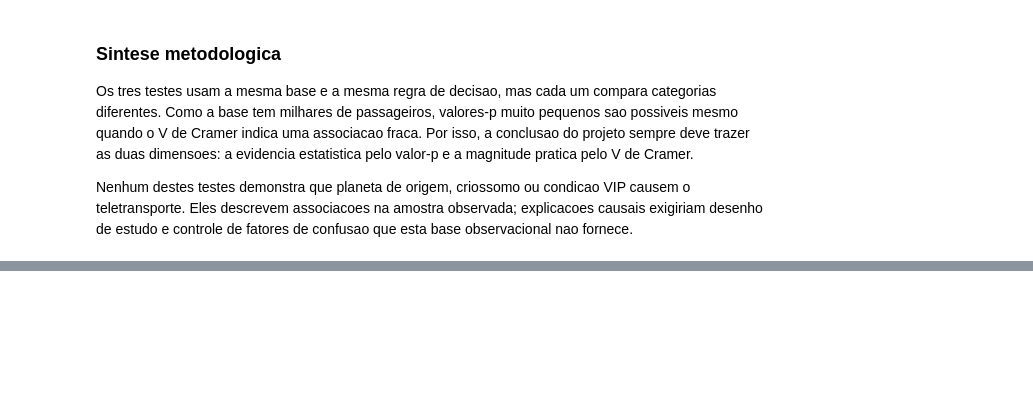
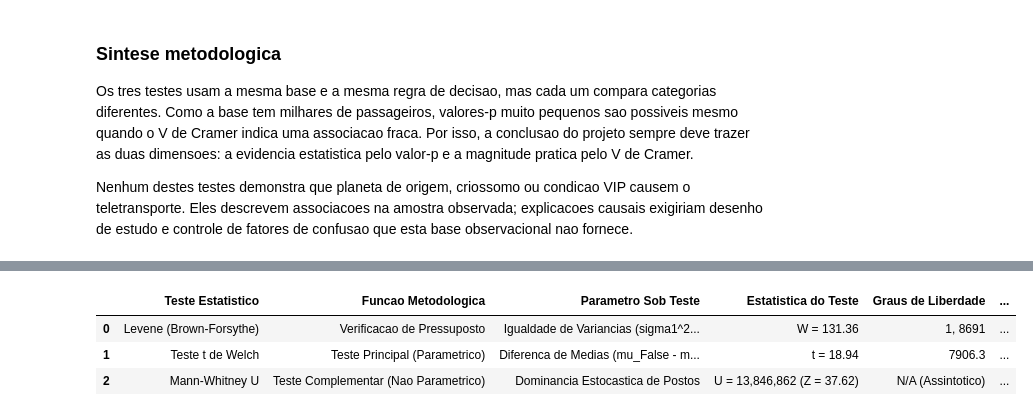
Before and after one commit to gmenezesg/spaceship-titanic-estatistica-posdl, a Jupyter notebook: notebooks/04_testes_hipoteses_anova.ipynb, the cells around one changed output, grey strips where cells are left out. Drawn from its saved outputs; the diff is of its cells as text; code cells hidden in the pictures; blank space fills up the shorter version.

```diff
--- a/notebooks/04_testes_hipoteses_anova.ipynb
+++ b/notebooks/04_testes_hipoteses_anova.ipynb
@@ -396,0 +541,60 @@ Nenhum destes testes demonstra que planeta de origem, criossomo ou condicao VIP
+# %%
+# Consolidacao estruturada dos resultados da KAN-26
+tabela_kan26 = pd.DataFrame([
+    {
+        'Teste': 'Levene (Brown-Forsythe)',
+        'Papel': 'Verificacao de Pressuposto',
+        'Parametro_Foco': 'Igualdade de Variancias (sigma1^2 = sigma2^2)',
+        'Estatistica': f'W = {stat_levene:.2f}',
+        'df': '1, 8691',
+        'p_value': p_levene,
+        'IC_95': 'N/A',
+        'Tamanho_Efeito': 'N/A',
+        'Classificacao_Efeito': 'N/A',
+        'Decisao': 'Rejeitar H0 (Heterocedastico)' if p_levene < alpha else 'Nao rejeitar H0',
+    },
+    {
+        'Teste': 'Teste t de Welch',
+        'Papel': 'Teste Principal (Parametrico)',
+        'Parametro_Foco': 'Diferenca de Medias (mu_False - mu_True)',
+        'Estatistica': f't = {stat_welch:.2f}',
+        'df': f'{df_welch:.1f}',
+        'p_value': p_welch,
+        'IC_95': f'[${ic_95_inf:.2f}, ${ic_95_sup:.2f}]',
+        'Tamanho_Efeito': f'd = {d_cohen:.3f}',
+        'Classificacao_Efeito': classificar_cohen_d(d_cohen),
+        'Decisao': 'Rejeitar H0' if p_welch < alpha else 'Nao rejeitar H0',
+    },
+    {
+        'Teste': 'Mann-Whitney U',
+        'Papel': 'Teste Complementar (Nao Parametrico)',
+        'Parametro_Foco': 'Dominancia Estocastica de Postos',
+        'Estatistica': f'U = {stat_mwu:,.0f} (Z = {z_mwu:.2f})',
+        'df': 'N/A (Assintotico)',
+        'p_value': p_mwu,
+        'IC_95': 'N/A',
+        'Tamanho_Efeito': f'r = {r_rosenthal:.3f}',
+        'Classificacao_Efeito': classificar_rosenthal_r(r_rosenthal),
+        'Decisao': 'Rejeitar H0' if p_mwu < alpha else 'Nao rejeitar H0',
+    }
+])
+
+display(tabela_kan26.rename(
+    columns={
+        'Teste': 'Teste Estatistico',
+        'Papel': 'Funcao Metodologica',
+        'Parametro_Foco': 'Parametro Sob Teste',
+        'Estatistica': 'Estatistica do Teste',
+        'df': 'Graus de Liberdade',
+        'p_value': 'Valor-p',
+        'IC_95': 'IC 95%',
+        'Tamanho_Efeito': 'Tamanho do Efeito',
+        'Classificacao_Efeito': 'Forca Pratica',
+        'Decisao': 'Decisao (alpha=0.05)',
+    }
+).style.format({'Valor-p': lambda p: formatar_valor_p(p)}))
+# %% [output]
+|  | Teste Estatistico | Funcao Metodologica | Parametro Sob Teste | Estatistica do Teste | Graus de Liberdade | ... |
+| 0 | Levene (Brown-Forsythe) | Verificacao de Pressuposto | Igualdade de Variancias (sigma1^2... | W = 131.36 | 1, 8691 | ... |
+| 1 | Teste t de Welch | Teste Principal (Parametrico) | Diferenca de Medias (mu_False - m... | t = 18.94 | 7906.3 | ... |
+| 2 | Mann-Whitney U | Teste Complementar (Nao Parametrico) | Dominancia Estocastica de Postos | U = 13,846,862 (Z = 37.62) | N/A (Assintotico) | ... |
```
Also changed, not shown: parts of 4 cells of this notebook, 2 other files.
